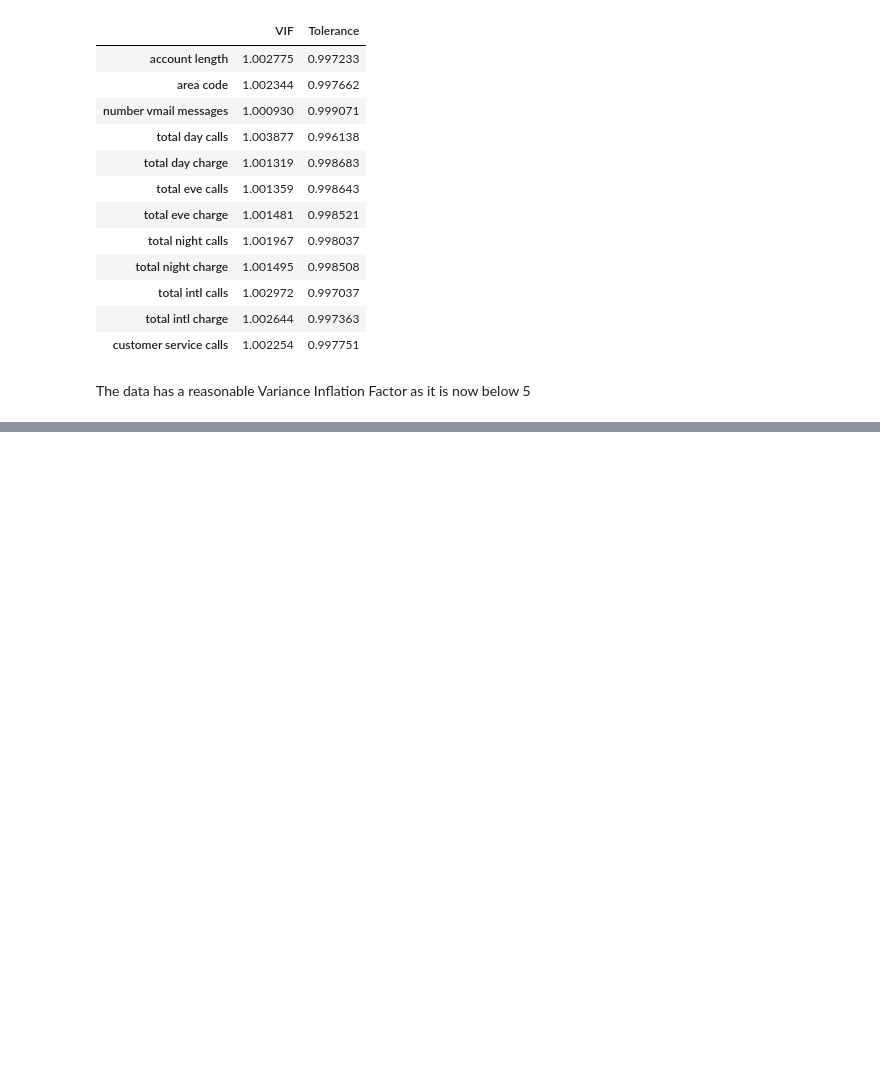
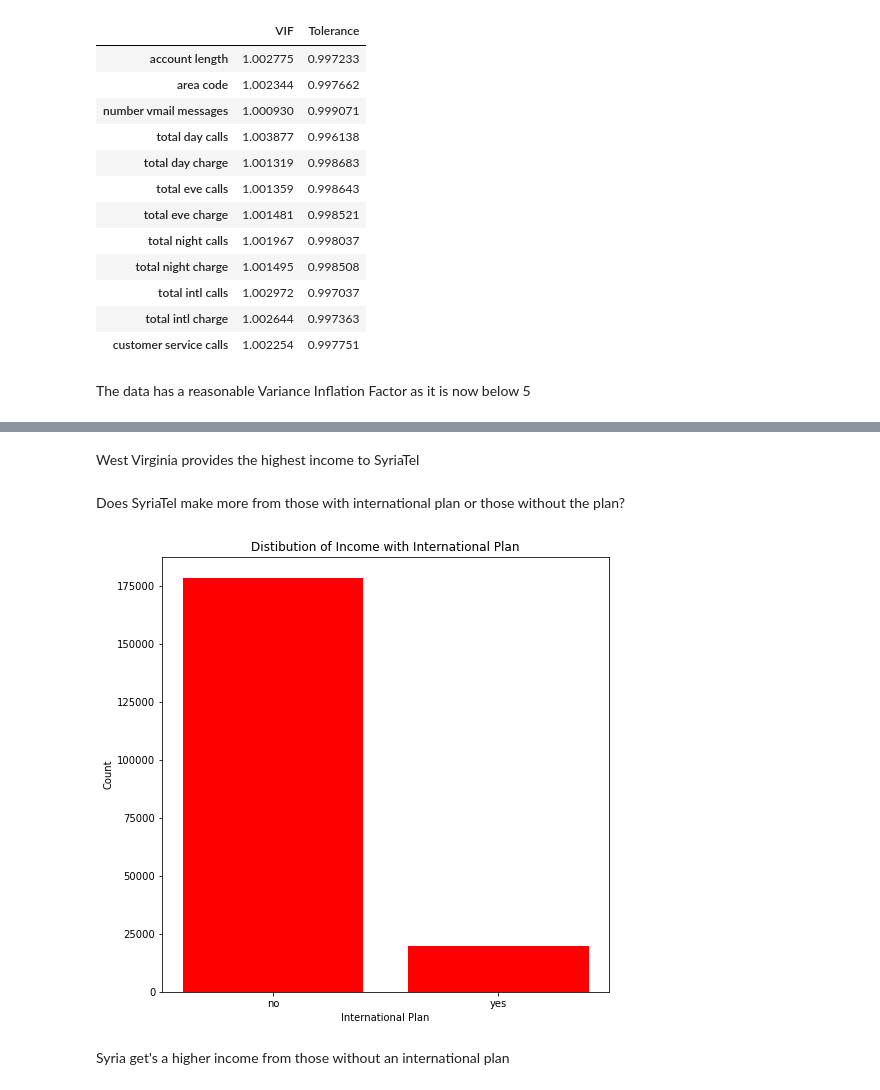
Before and after one commit to KeruboJ/SyriaTel-Customer-Churn-project, a Jupyter notebook: ipynb.ipynb, the cells around one changed output, grey strips where cells are left out. Saved outputs shown, nothing was run; the diff lists cells and outputs as text; code cells hidden in the pictures; blank space fills up the shorter version.

```diff
--- a/ipynb.ipynb
+++ b/ipynb.ipynb
@@ -263,0 +342,26 @@ The data has a reasonable Variance Inflation Factor as it is now below 5
+# %% [markdown]
+West Virginia provides the highest income to SyriaTel
+# %% [markdown]
+Does SyriaTel make more from those with international plan or those without the plan?
+# %%
+# All the states in the dataset
+intl_income = data[['international plan', 'income']]
+
+# Groupby international plan
+intl_income= intl_income.groupby(['international plan']).sum().reset_index().nlargest(5, 'income')
+
+# plotting
+fig, ax = plt.subplots(figsize=(8, 8))
+
+intl = intl_income['income']
+label1 = intl_income['international plan']
+
+ax.bar(label1, intl, color='red')
+
+ax.set_xlabel("International Plan")
+ax.set_ylabel("Count")
+ax.set_title("Distibution of Income with International Plan");
+# %% [output]
+[figure, added]
+# %% [markdown]
+Syria get's a higher income from those without an international plan
```
Also changed, not shown: parts of 10 cells of this notebook.
